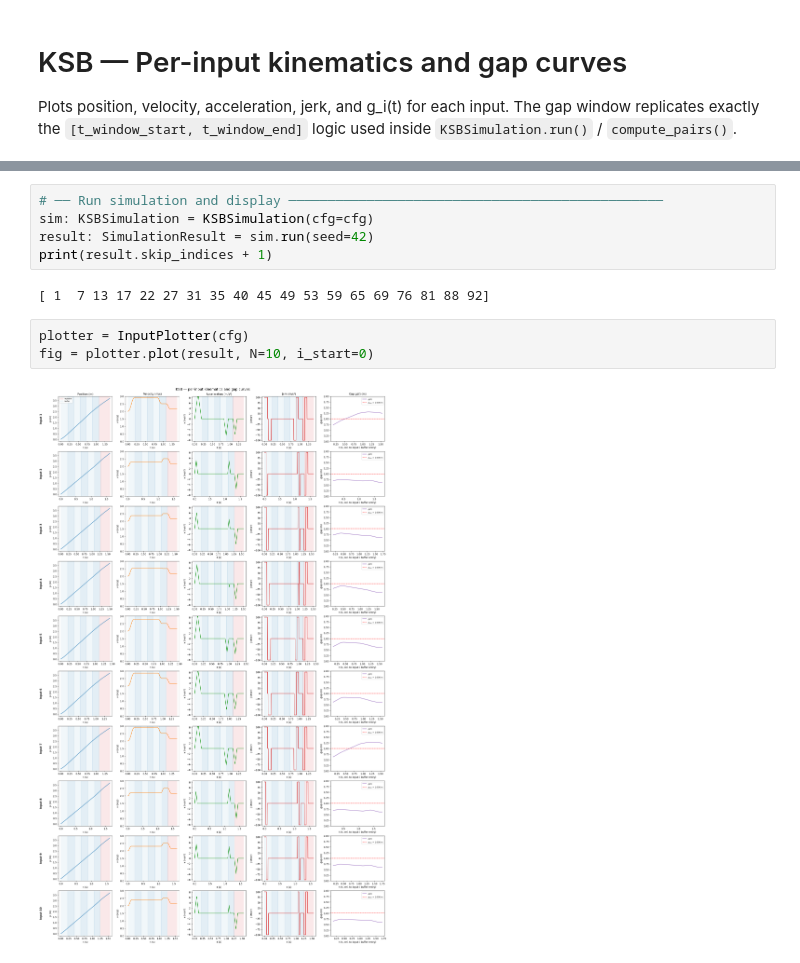
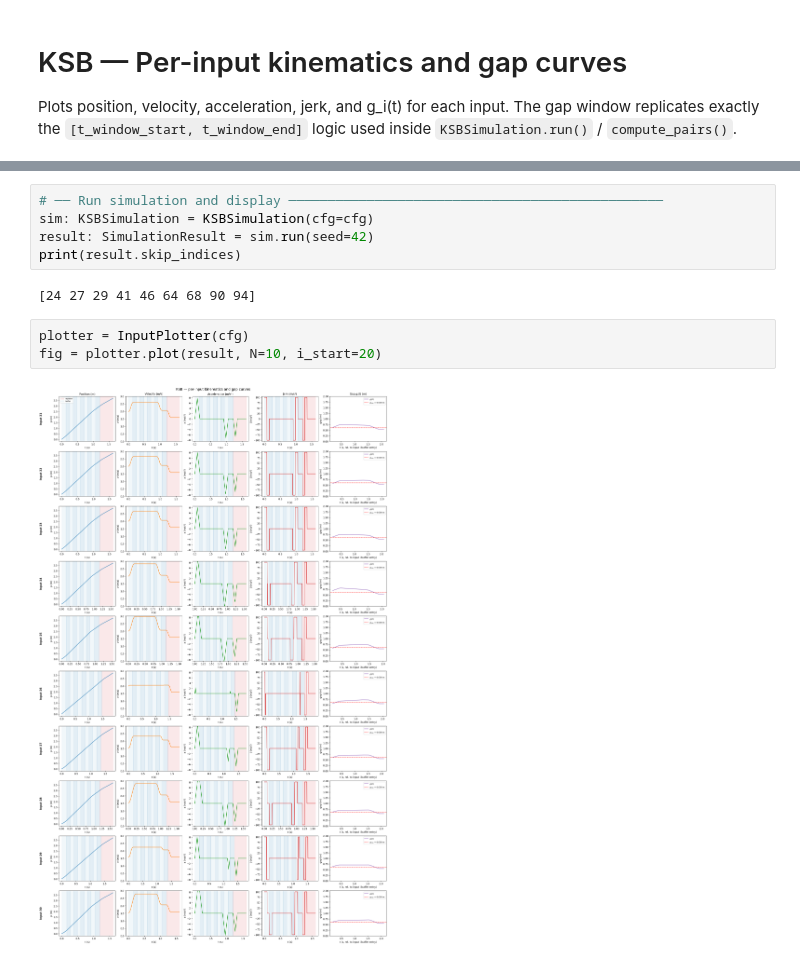
Before and after one commit to JvPost/Portfolio, a Jupyter notebook: ksb/notebooks/plot_inputs.ipynb, the cells around one changed output, grey strips where cells are left out. Drawn from its saved outputs; the diff is of its cells as text.

```diff
--- a/ksb/notebooks/plot_inputs.ipynb
+++ b/ksb/notebooks/plot_inputs.ipynb
@@ -45,11 +45,11 @@ cfg
 # ── Run simulation and display ────────────────────────────────────────────────
 sim: KSBSimulation = KSBSimulation(cfg=cfg)
 result: SimulationResult = sim.run(seed=42)
-print(result.skip_indices + 1)
+print(result.skip_indices)
 # %% [output]
-[ 1  7 13 17 22 27 31 35 40 45 49 53 59 65 69 76 81 88 92]
+[24 27 29 41 46 64 68 90 94]
 # %%
 plotter = InputPlotter(cfg)
-fig = plotter.plot(result, N=10, i_start=0)
+fig = plotter.plot(result, N=10, i_start=20)
 # %% [output]
-[figure, old version]
+[figure, new version]
```
Also changed, not shown: parts of 1 cell of this notebook, 11 other files.
